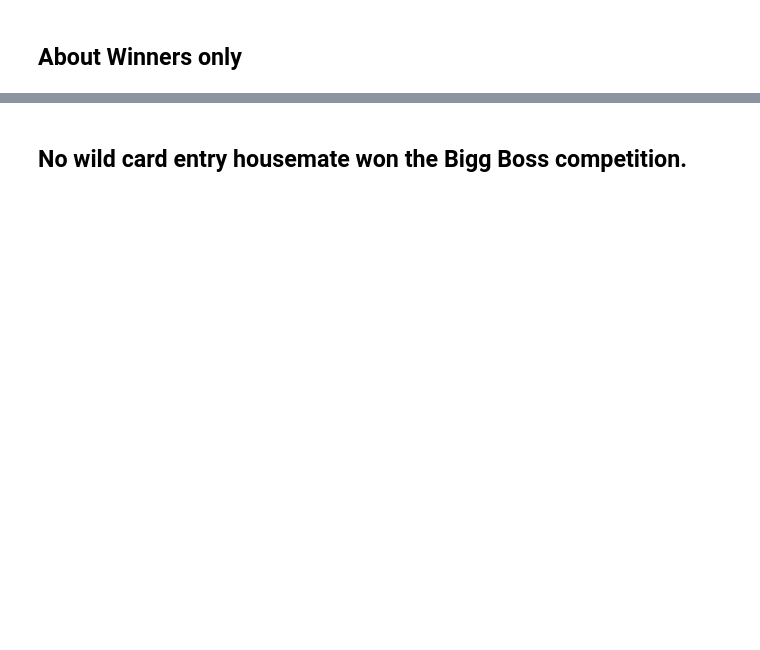
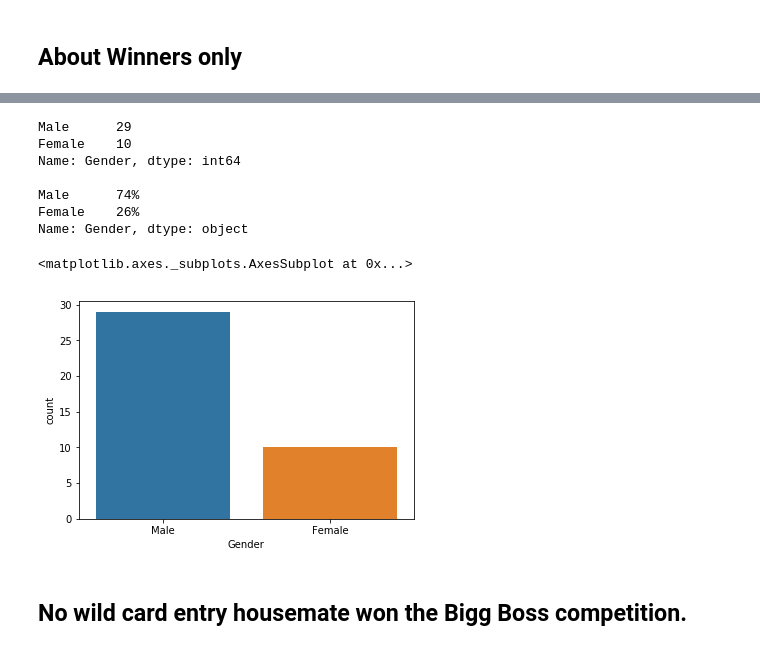
Before and after one commit to satya-thirumani/bigg-boss-data-set, a Jupyter notebook: Predicting Bigg Boss Hindi Season Winner.ipynb, the cells around one changed output, grey strips where cells are left out. Saved outputs shown, nothing was run; the diff lists cells and outputs as text; code cells hidden in the pictures; blank space fills up the shorter version.

```diff
--- a/Predicting Bigg Boss Hindi Season Winner.ipynb
+++ b/Predicting Bigg Boss Hindi Season Winner.ipynb
@@ -194,9 +520,21 @@ bigg_boss.loc[bigg_boss.Winner==1,'Profession'].value_counts()
 # %%
 # Gender of Season title Winners
 print(bigg_boss.loc[bigg_boss.Winner==1,'Gender'].value_counts(),'\n')
 
 # In percentage
 print(round(bigg_boss.loc[bigg_boss.Winner==1,'Gender'].value_counts(normalize=True)*100).astype(str).str.replace('.0', '%'))
+
+sns.countplot(data = bigg_boss.loc[bigg_boss.Winner==1], x = 'Gender')
+# %% [output]
+Male      29
+Female    10
+Name: Gender, dtype: int64
+
+Male      74%
+Female    26%
+Name: Gender, dtype: object
+<matplotlib.axes._subplots.AxesSubplot at 0x...>
+[figure, added]
 # %% [markdown]
 ## No wild card entry housemate won the Bigg Boss competition.
 # %%
```
Also changed, not shown: parts of 80 cells of this notebook.
